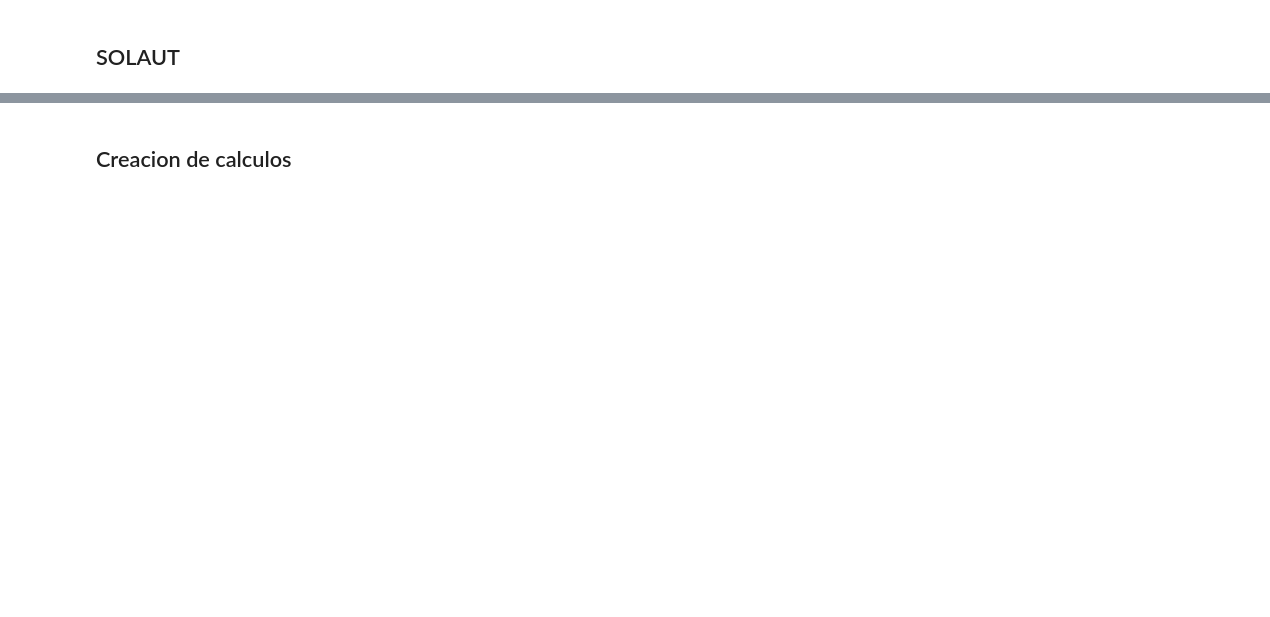
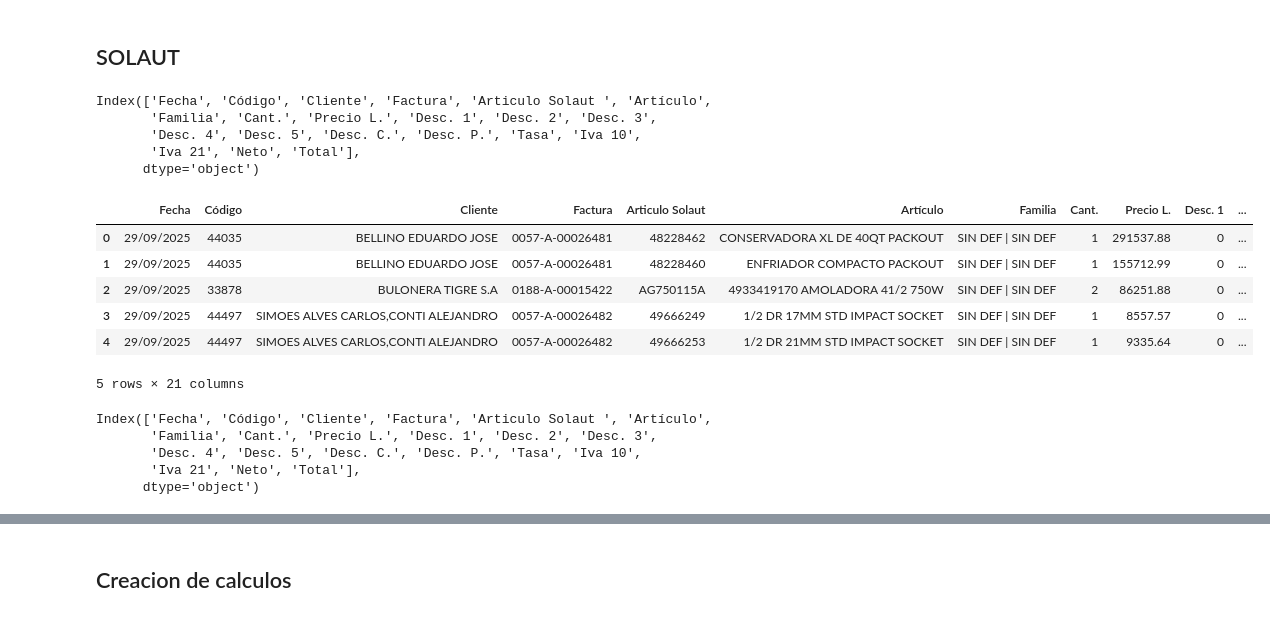
Before and after one commit to Evelyn199627/EERR, a Jupyter notebook: Inventario_TTI.ipynb, the cells around one changed output, grey strips where cells are left out. Drawn from its saved outputs; the diff is of its cells as text; code cells hidden in the pictures; blank space fills up the shorter version.

```diff
--- a/Inventario_TTI.ipynb
+++ b/Inventario_TTI.ipynb
@@ -111 +43,27 @@ dfsolaut = pd.read_excel("/content/Inventario TTI - python.xlsx")
+# %%
+df_Solaut.columns
+# %% [output]
+Index(['Fecha', 'Código', 'Cliente', 'Factura', 'Articulo Solaut ', 'Artículo',
+       'Familia', 'Cant.', 'Precio L.', 'Desc. 1', 'Desc. 2', 'Desc. 3',
+       'Desc. 4', 'Desc. 5', 'Desc. C.', 'Desc. P.', 'Tasa', 'Iva 10',
+       'Iva 21', 'Neto', 'Total'],
+      dtype='object')
+# %%
+df_Solaut.head()
+# %% [output]
+|  | Fecha | Código | Cliente | Factura | Articulo Solaut | Artículo | Familia | Cant. | Precio L. | Desc. 1 | ... |
+| 0 | 29/09/2025 | 44035 | BELLINO EDUARDO JOSE | 0057-A-00026481 | 48228462 | CONSERVADORA XL DE 40QT PACKOUT | SIN DEF | SIN DEF | 1 | 291537.88 | 0 | ... |
+| 1 | 29/09/2025 | 44035 | BELLINO EDUARDO JOSE | 0057-A-00026481 | 48228460 | ENFRIADOR COMPACTO PACKOUT | SIN DEF | SIN DEF | 1 | 155712.99 | 0 | ... |
+| 2 | 29/09/2025 | 33878 | BULONERA TIGRE S.A | 0188-A-00015422 | AG750115A | 4933419170 AMOLADORA 41/2 750W | SIN DEF | SIN DEF | 2 | 86251.88 | 0 | ... |
+| 3 | 29/09/2025 | 44497 | SIMOES ALVES CARLOS,CONTI ALEJANDRO | 0057-A-00026482 | 49666249 | 1/2 DR 17MM STD IMPACT SOCKET | SIN DEF | SIN DEF | 1 | 8557.57 | 0 | ... |
+| 4 | 29/09/2025 | 44497 | SIMOES ALVES CARLOS,CONTI ALEJANDRO | 0057-A-00026482 | 49666253 | 1/2 DR 21MM STD IMPACT SOCKET | SIN DEF | SIN DEF | 1 | 9335.64 | 0 | ... |
+5 rows × 21 columns
+# %%
+df_Solaut.columns
+# %% [output]
+Index(['Fecha', 'Código', 'Cliente', 'Factura', 'Articulo Solaut ', 'Artículo',
+       'Familia', 'Cant.', 'Precio L.', 'Desc. 1', 'Desc. 2', 'Desc. 3',
+       'Desc. 4', 'Desc. 5', 'Desc. C.', 'Desc. P.', 'Tasa', 'Iva 10',
+       'Iva 21', 'Neto', 'Total'],
+      dtype='object')
 # %%
```
Also changed, not shown: parts of 189 cells of this notebook.
